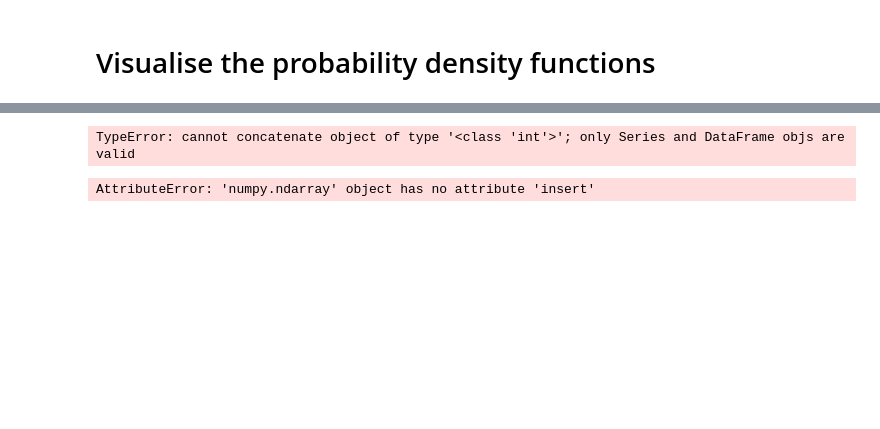
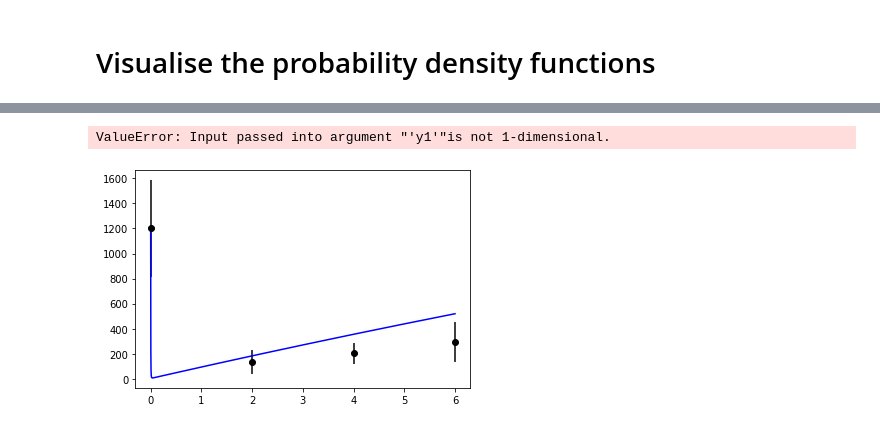
Before and after one commit to MarcoFelipeKing/Zoono, a Jupyter notebook: Code/vanilla_pyABC.ipynb, the cells around one changed output, grey strips where cells are left out. Cells and saved outputs as stored; diff of their text form; code cells hidden in the pictures; blank space fills up the shorter version.

```diff
--- a/Code/vanilla_pyABC.ipynb
+++ b/Code/vanilla_pyABC.ipynb
@@ -172,8 +187,0 @@ First pairwise plots
-# %%
-import seaborn as sns
-sns.set(style="dark")
-sns.pairplot(df,
-markers="+",
-                 diag_kind="kde",
-corner=True,
-diag_kws= {'color': '#008080'})
@@ -215,12 +188,51 @@ ValueError: operands could not be broadcast together with shapes (500,3,1) (500,
-# %%
-import pandas as pd
-
-plt.errorbar(x=pd.concat([0,measurement_times]), y=pd.concat([initial_contamination,measurement_data]), yerr=pd.concat([385,sd]), fmt='o', color='black',
-             ecolor='lightgray', elinewidth=3, capsize=0);
-# %% [output]
-TypeError: cannot concatenate object of type '<class 'int'>'; only Series and DataFrame objs are valid
-# %%
-
-measurement_data.insert(0,1200)
-# %% [output]
-AttributeError: 'numpy.ndarray' object has no attribute 'insert'
+# %%
+import pandas as pd
+import operator
+
+
+#plot some curves from the ODE model
+precision=5000
+tmax = 6
+time_space = np.linspace(0,tmax,precision+1)#precision+1?
+
+P=odeint(ode_model,initial_contamination,time_space,args=(df["r"].mean(),df["C"].mean(),df["d"].mean(),df["g"].mean()))
+Pmin=odeint(ode_model,initial_contamination,time_space,args=(df["r"].quantile(0.05),df["C"].quantile(0.05),df["d"].quantile(0.05),df["g"].quantile(0.05)))
+Pmax=odeint(ode_model,initial_contamination,time_space,args=(df["r"].quantile(0.95),df["C"].quantile(0.95),df["d"].quantile(0.95),df["g"].quantile(0.95)))
+
+#P=ode_model({"af":df["af"].mean(),"cs":df["cs"].mean(),"lam":df["lam"].mean()})
+#Pmin=ode_model({"af":df["af"].quantile(0.05),"cs":df["cs"].quantile(0.05),"lam":df["lam"].quantile(0.05)})
+#Pmax=ode_model({"af":df["af"].quantile(0.95),"cs":df["cs"].quantile(0.95),"lam":df["lam"].quantile(0.95)})
+
+# create a vector of values between 0 and 6
+x = np.array([0,2,4,6])
+
+#Define new sd just for plotting to avoid SD value at 0
+s=np.array([385,93.70165,86.13942,162.11107])
+measurement_data = np.array([1200,134.0,202.0,294.0])
+
+#Plot errobars of experimental data
+x = np.array([0,2,4,6])
+plt.errorbar(x,measurement_data,yerr=s,fmt='o', color='black',label='Experimental data')
+
+#Plot the model prediction
+plt.plot(time_space,P,label="Model prediction",color='blue')
+
+#Plot confidence intervals around the model prediction
+plt.fill_between(x,Pmin,Pmax,alpha=0.2,color='blue')
+
+
+
+#plt.fill_between(x, np.array(map(operator.sub, P["Contamination"], Pmin["Contamination"])), np.array(map(operator.add, P["Contamination"], Pmax["Contamination"])), color='b', alpha=.1)
+plt.xlim(-1,8)
+plt.ylabel("CUF recovered from finger \n after t hours")
+plt.xlabel("Number of contacts")
+plt.legend(loc="upper left")
+
+
+#save the plot
+#plt.savefig("../Images/abc_prediction.png", dpi=600)
+
+plt.show()
+# %% [output]
+ValueError: Input passed into argument "'y1'"is not 1-dimensional.
+[figure, added]
```
Also changed, not shown: parts of 20 cells of this notebook.
